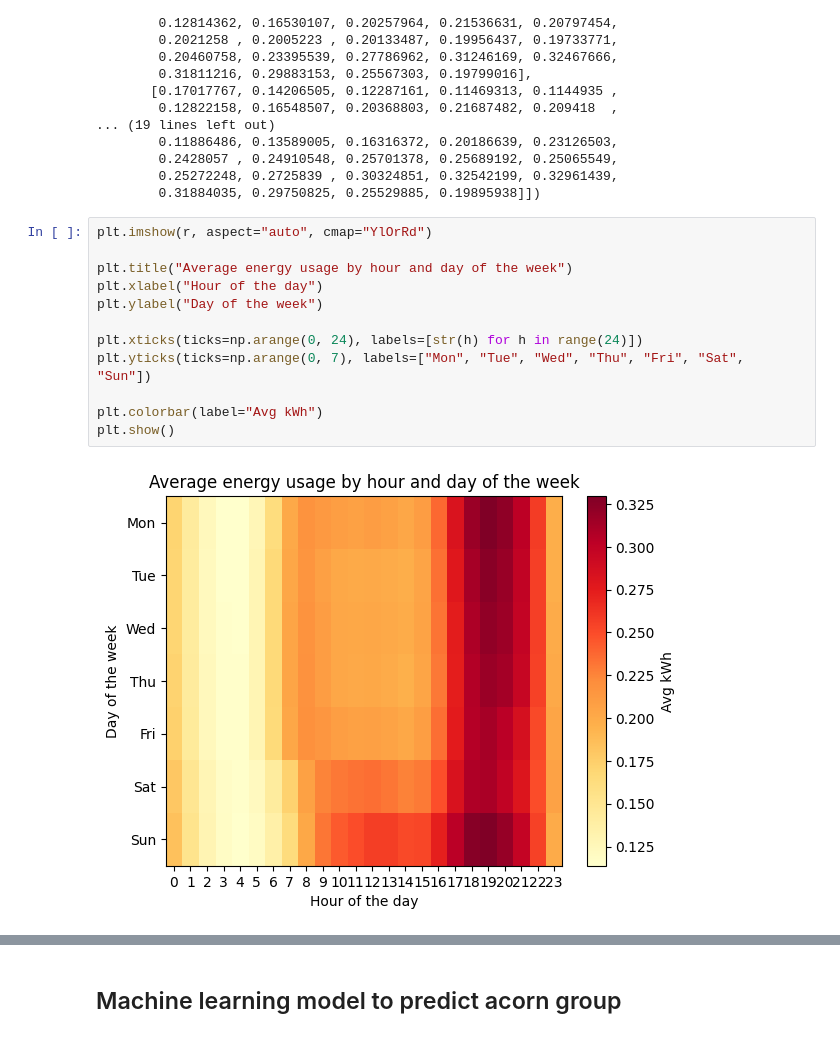
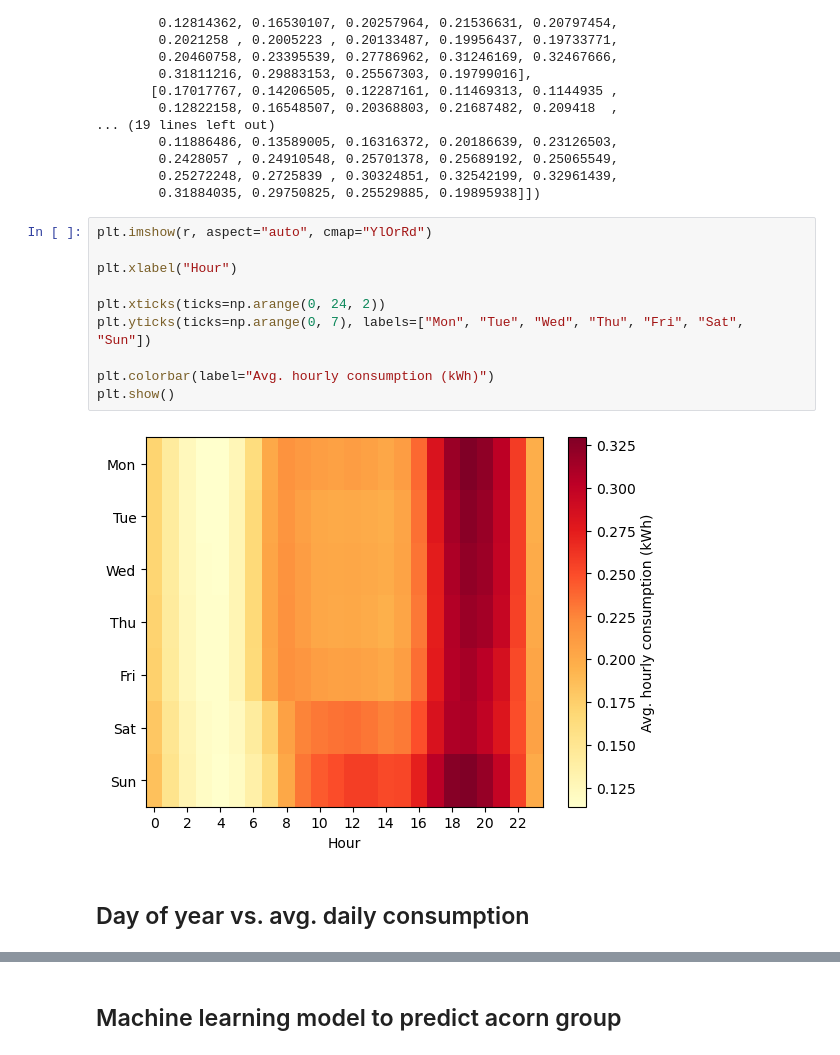
Before and after one commit to moosophy/smart-meters-project, a Jupyter notebook: main.ipynb, the cells around one changed output, grey strips where cells are left out. Saved outputs shown, nothing was run; the diff lists cells and outputs as text.

```diff
--- a/main.ipynb
+++ b/main.ipynb
@@ -388,14 +337,14 @@ array([[0.17082509, 0.14252202, 0.12307361, 0.11420959, 0.11378002,
 # %%
 plt.imshow(r, aspect="auto", cmap="YlOrRd")
 
-plt.title("Average energy usage by hour and day of the week")
-plt.xlabel("Hour of the day")
-plt.ylabel("Day of the week")
+plt.xlabel("Hour")
 
-plt.xticks(ticks=np.arange(0, 24), labels=[str(h) for h in range(24)])
+plt.xticks(ticks=np.arange(0, 24, 2))
 plt.yticks(ticks=np.arange(0, 7), labels=["Mon", "Tue", "Wed", "Thu", "Fri", "Sat", "Sun"])
 
-plt.colorbar(label="Avg kWh")
+plt.colorbar(label="Avg. hourly consumption (kWh)")
 plt.show()
 # %% [output]
-[figure, old version]
+[figure, new version]
+# %% [markdown]
+## Day of year vs. avg. daily consumption
```
Also changed, not shown: parts of 19 cells of this notebook.
